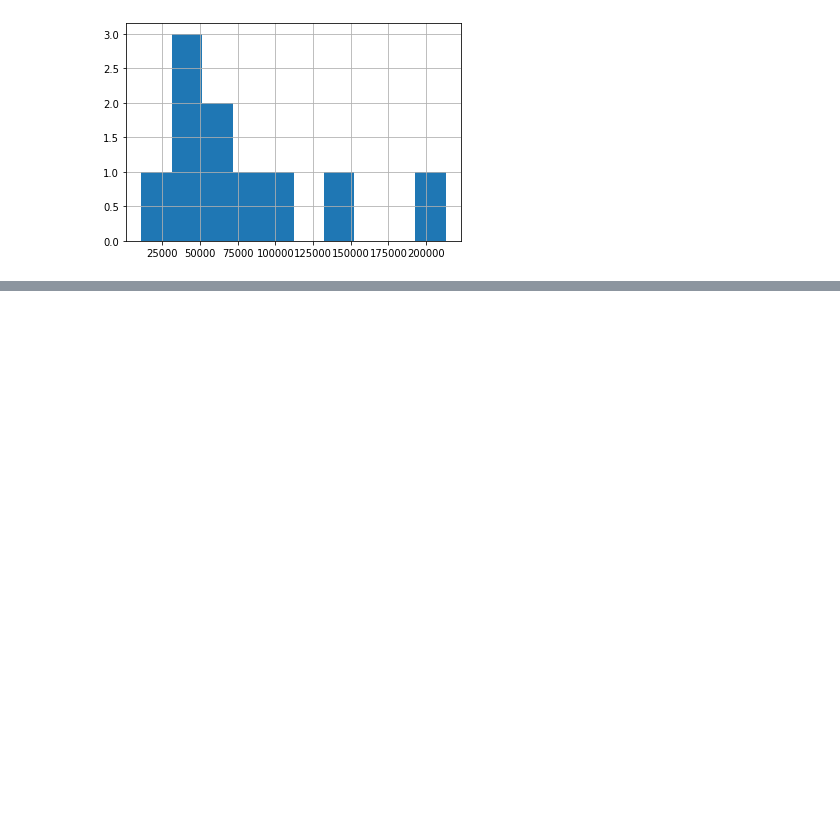
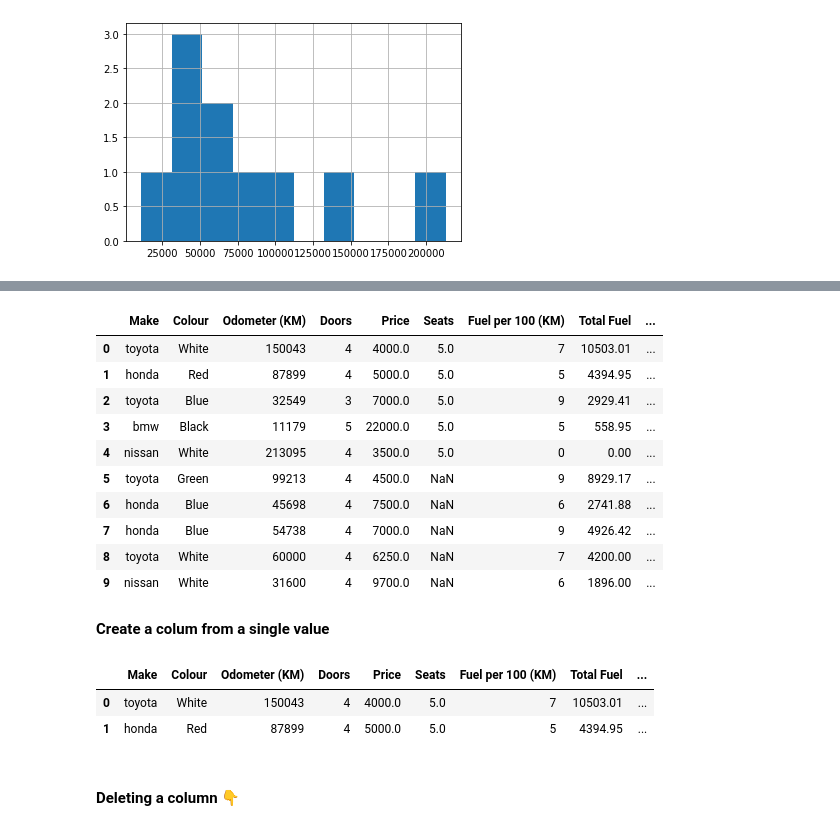
Before and after one commit to vishnuk7/MachineLearning, a Jupyter notebook: pandas/introduction-to-pandas.ipynb, the cells around one changed output, grey strips where cells are left out. Saved outputs shown, nothing was run; the diff lists cells and outputs as text; code cells hidden in the pictures; blank space fills up the shorter version.

```diff
--- a/pandas/introduction-to-pandas.ipynb
+++ b/pandas/introduction-to-pandas.ipynb
@@ -382,0 +522,4 @@ car_sales["Odometer (KM)"].hist()
+# %%
+fuel_economy = [7,5,9,5,0,9,6,9,7,6]
+# %%
+car_sales["Fuel per 100 (KM)"] = fuel_economy
@@ -382,0 +542,2 @@ car_sales["Odometer (KM)"].hist()
+# %%
+car_sales["Total Fuel"] = car_sales['Odometer (KM)']/100 * car_sales['Fuel per 100 (KM)']
@@ -382,0 +558,18 @@ car_sales["Odometer (KM)"].hist()
+# %%
+car_sales["Total Fuel (L)"] = car_sales['Odometer (KM)']/100 * car_sales['Fuel per 100 (KM)']
+# %%
+car_sales
+# %% [output]
+|  | Make | Colour | Odometer (KM) | Doors | Price | Seats | Fuel per 100 (KM) | Total Fuel | ... |
+| 0 | toyota | White | 150043 | 4 | 4000.0 | 5.0 | 7 | 10503.01 | ... |
+| 1 | honda | Red | 87899 | 4 | 5000.0 | 5.0 | 5 | 4394.95 | ... |
+| 2 | toyota | Blue | 32549 | 3 | 7000.0 | 5.0 | 9 | 2929.41 | ... |
+| 3 | bmw | Black | 11179 | 5 | 22000.0 | 5.0 | 5 | 558.95 | ... |
+| 4 | nissan | White | 213095 | 4 | 3500.0 | 5.0 | 0 | 0.00 | ... |
+| 5 | toyota | Green | 99213 | 4 | 4500.0 | NaN | 9 | 8929.17 | ... |
+| 6 | honda | Blue | 45698 | 4 | 7500.0 | NaN | 6 | 2741.88 | ... |
+| 7 | honda | Blue | 54738 | 4 | 7000.0 | NaN | 9 | 4926.42 | ... |
+| 8 | toyota | White | 60000 | 4 | 6250.0 | NaN | 7 | 4200.00 | ... |
+| 9 | nissan | White | 31600 | 4 | 9700.0 | NaN | 6 | 1896.00 | ... |
+# %% [markdown]
+**Create a colum from a single value**
@@ -382,0 +578,8 @@ car_sales["Odometer (KM)"].hist()
+# %%
+car_sales.head(2)
+# %% [output]
+|  | Make | Colour | Odometer (KM) | Doors | Price | Seats | Fuel per 100 (KM) | Total Fuel | ... |
+| 0 | toyota | White | 150043 | 4 | 4000.0 | 5.0 | 7 | 10503.01 | ... |
+| 1 | honda | Red | 87899 | 4 | 5000.0 | 5.0 | 5 | 4394.95 | ... |
+# %% [markdown]
+#### Deleting a column 👇
```
Also changed, not shown: parts of 39 cells of this notebook.
